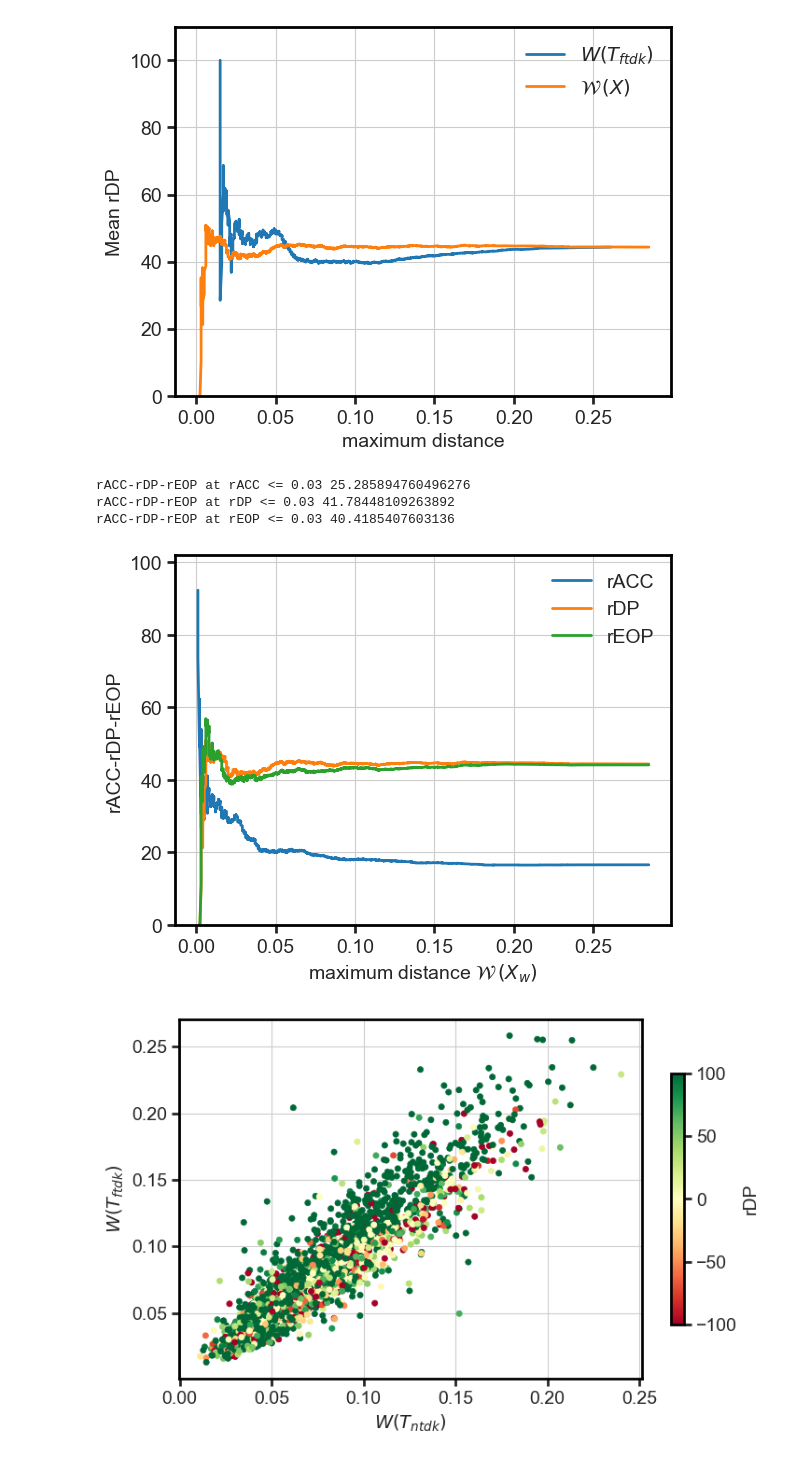
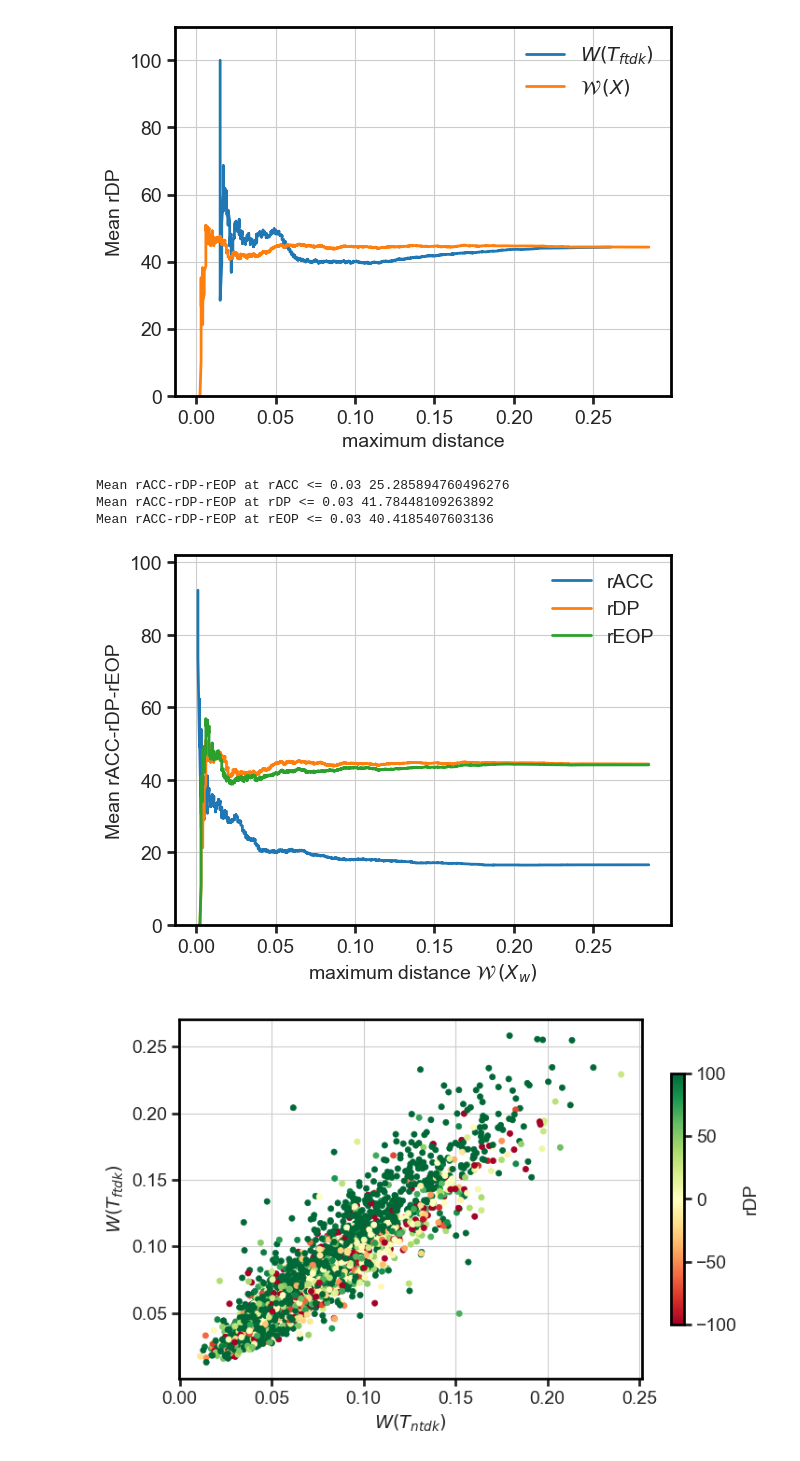
Before and after one commit to ks555/domain-adaptive-trees, a Jupyter notebook: src/04_AnalyseResults.ipynb, the cells around one changed output. Cells and saved outputs as stored; diff of their text form; code cells hidden in the pictures.

```diff
--- a/src/04_AnalyseResults.ipynb
+++ b/src/04_AnalyseResults.ipynb
@@ -381,12 +381,12 @@ Mean rDP at $\mathcal{W}\,(X)$ <= 0.03 41.78448109263892
 [figure]
 # %%
 plot_rel_p(acc_ds, acc_cs, dp_ds, dp_cs, eop_ds, eop_cs, xlabel = 'maximum distance $\mathcal{W}\,(X_w)$',
-           fname='rrr', ylabel="rACC-rDP-rEOP", label1='rACC', label2='rDP', label3='rEOP')
+           fname='rrr', ylabel="Mean rACC-rDP-rEOP", label1='rACC', label2='rDP', label3='rEOP')
 # %% [output]
-rACC-rDP-rEOP at rACC <= 0.03 25.285894760496276
-rACC-rDP-rEOP at rDP <= 0.03 41.78448109263892
-rACC-rDP-rEOP at rEOP <= 0.03 40.4185407603136
+Mean rACC-rDP-rEOP at rACC <= 0.03 25.285894760496276
+Mean rACC-rDP-rEOP at rDP <= 0.03 41.78448109263892
+Mean rACC-rDP-rEOP at rEOP <= 0.03 40.4185407603136
-[figure, old version]
+[figure, new version]
 # %%
 dp_xs1, dp_ys1, dp_cs1, dp_ds1 = plot_rel(dp_agg1, label="rDP")
 dp_xs2, dp_ys2, dp_cs2, dp_ds2 = plot_rel(dp_agg2, label="rDP")
```
Also changed, not shown: parts of 3 cells of this notebook.
